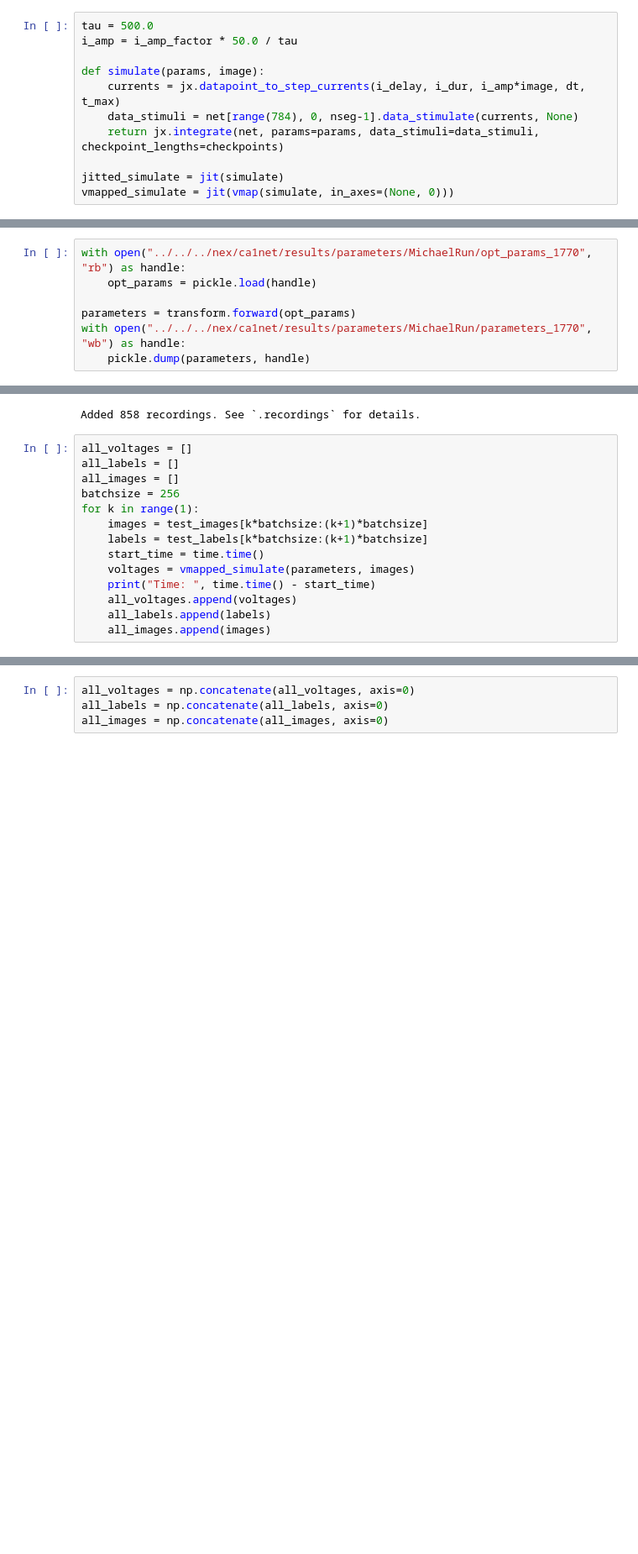
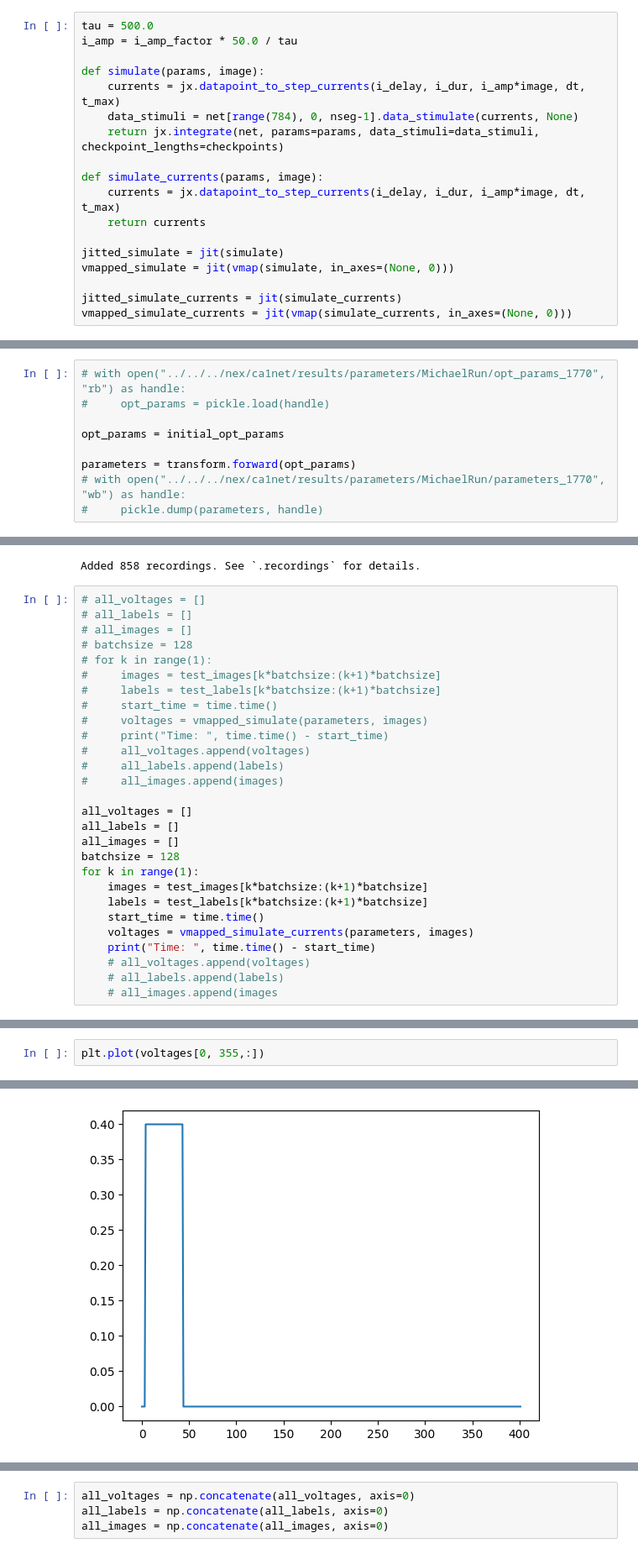
Before and after one commit to nblauch/jaxley_experiments, a Jupyter notebook: nex/fig6_mnist/notebooks/01_forward_passes.ipynb, the cells around one changed output, grey strips where cells are left out. Shown at 84% size. Drawn from its saved outputs; the diff is of its cells as text; blank space fills up the shorter version.

```diff
--- a/nex/fig6_mnist/notebooks/01_forward_passes.ipynb
+++ b/nex/fig6_mnist/notebooks/01_forward_passes.ipynb
@@ -324,8 +273,15 @@ def simulate(params, image):
     data_stimuli = net[range(784), 0, nseg-1].data_stimulate(currents, None)
     return jx.integrate(net, params=params, data_stimuli=data_stimuli, checkpoint_lengths=checkpoints)
 
+def simulate_currents(params, image):
+    currents = jx.datapoint_to_step_currents(i_delay, i_dur, i_amp*image, dt, t_max)
+    return currents
+
 jitted_simulate = jit(simulate)
 vmapped_simulate = jit(vmap(simulate, in_axes=(None, 0)))
+
+jitted_simulate_currents = jit(simulate_currents)
+vmapped_simulate_currents = jit(vmap(simulate_currents, in_axes=(None, 0)))
 # %%
 def predict(params, image):
     vs = simulate(params, image)
@@ -445,12 +401,14 @@ initial_opt_params = transform.inverse(initial_parameters)
 with open("../results/initial_parameters", "wb") as handle:
     pickle.dump(initial_parameters, handle)
 # %%
-with open("../../../nex/ca1net/results/parameters/MichaelRun/opt_params_1770", "rb") as handle:
-    opt_params = pickle.load(handle)
+# with open("../../../nex/ca1net/results/parameters/MichaelRun/opt_params_1770", "rb") as handle:
+#     opt_params = pickle.load(handle)
+
+opt_params = initial_opt_params
 
 parameters = transform.forward(opt_params)
-with open("../../../nex/ca1net/results/parameters/MichaelRun/parameters_1770", "wb") as handle:
-    pickle.dump(parameters, handle)
+# with open("../../../nex/ca1net/results/parameters/MichaelRun/parameters_1770", "wb") as handle:
+#     pickle.dump(parameters, handle)
 # %%
 # with open("results/parameters/TrainingRun_0010/chkpts/005/parameters_0900", "wb") as handle:
 #     pickle.dump(parameters, handle)
@@ -472,17 +430,31 @@ net[:, 0, 0].record()
 # %% [output]
 Added 858 recordings. See `.recordings` for details.
 # %%
+# all_voltages = []
+# all_labels = []
+# all_images = []
+# batchsize = 128
+# for k in range(1):
+#     images = test_images[k*batchsize:(k+1)*batchsize]
+#     labels = test_labels[k*batchsize:(k+1)*batchsize]
+#     start_time = time.time()
+#     voltages = vmapped_simulate(parameters, images)
+#     print("Time: ", time.time() - start_time)
+#     all_voltages.append(voltages)
+#     all_labels.append(labels)
+#     all_images.append(images)
+
 all_voltages = []
 all_labels = []
 all_images = []
-batchsize = 256
+batchsize = 128
 for k in range(1):
     images = test_images[k*batchsize:(k+1)*batchsize]
     labels = test_labels[k*batchsize:(k+1)*batchsize]
     start_time = time.time()
-    voltages = vmapped_simulate(parameters, images)
+    voltages = vmapped_simulate_currents(parameters, images)
     print("Time: ", time.time() - start_time)
-    all_voltages.append(voltages)
-    all_labels.append(labels)
-    all_images.append(images)
+    # all_voltages.append(voltages)
+    # all_labels.append(labels)
+    # all_images.append(images
 # %% [output]
@@ -489,0 +482,3 @@ Time:  81.226735830307
+# %%
+plt.plot(voltages[0, 355,:])
+# %% [output]
@@ -489,0 +486 @@ Time:  81.226735830307
+[figure, added]
```
Also changed, not shown: parts of 26 cells of this notebook, 2 other files.
